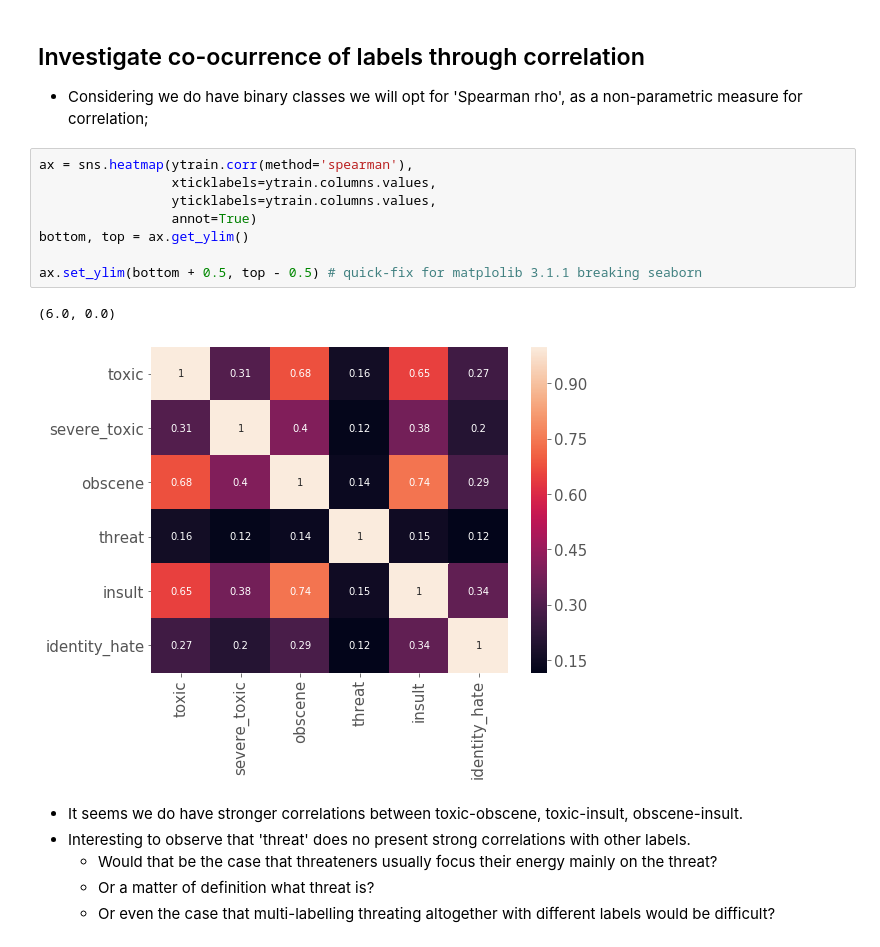
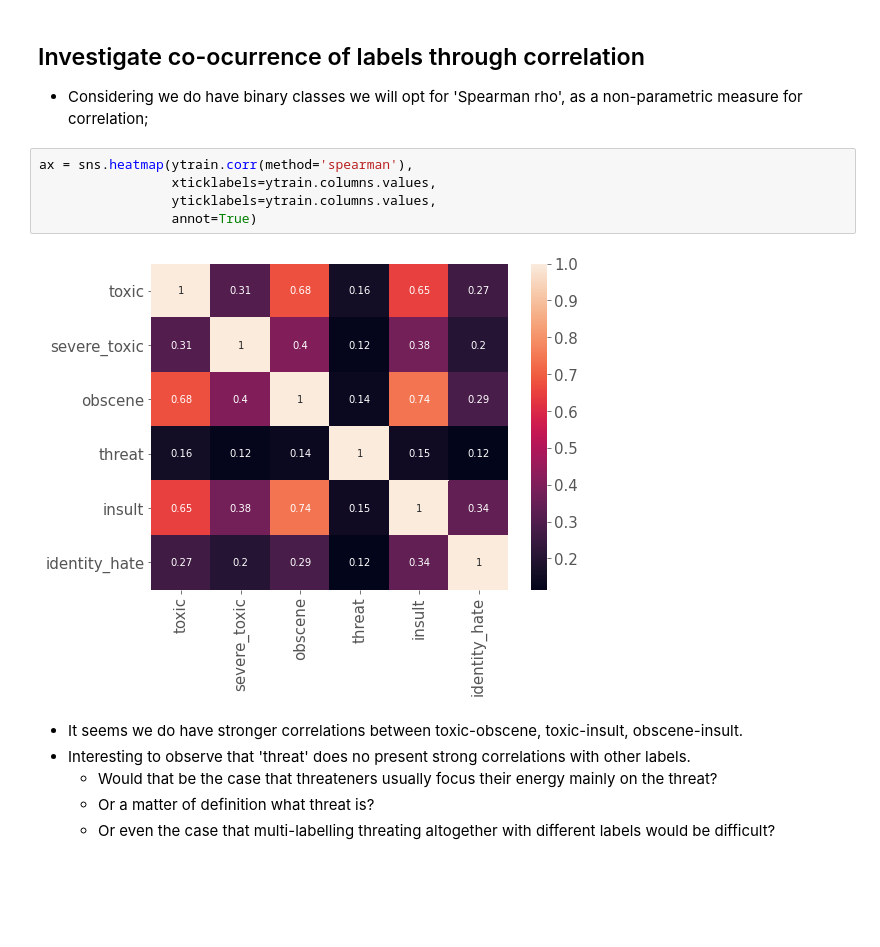
Before and after one commit to prbronze/Kaggle, a Jupyter notebook: toxic_comment_challenge/Notebooks/EDA.ipynb, the cells around one changed output. Saved outputs shown, nothing was run; the diff lists cells and outputs as text; blank space fills up the shorter version.

Commit message:
fix heatmap adjustment and add between feature correlation

```diff
--- a/toxic_comment_challenge/Notebooks/EDA.ipynb
+++ b/toxic_comment_challenge/Notebooks/EDA.ipynb
@@ -234,14 +232,10 @@ num_punctuation
 # %%
 ax = sns.heatmap(ytrain.corr(method='spearman'),
                  xticklabels=ytrain.columns.values,
                  yticklabels=ytrain.columns.values,
                  annot=True)
-bottom, top = ax.get_ylim()
-
-ax.set_ylim(bottom + 0.5, top - 0.5) # quick-fix for matplolib 3.1.1 breaking seaborn
 # %% [output]
-(6.0, 0.0)
-[figure, old version]
+[figure, new version]
 # %% [markdown]
 - It seems we do have stronger correlations between toxic-obscene, toxic-insult, obscene-insult.
 - Interesting to observe that 'threat' does no present strong correlations with other labels.
```
Also changed, not shown: parts of 9 cells of this notebook.
